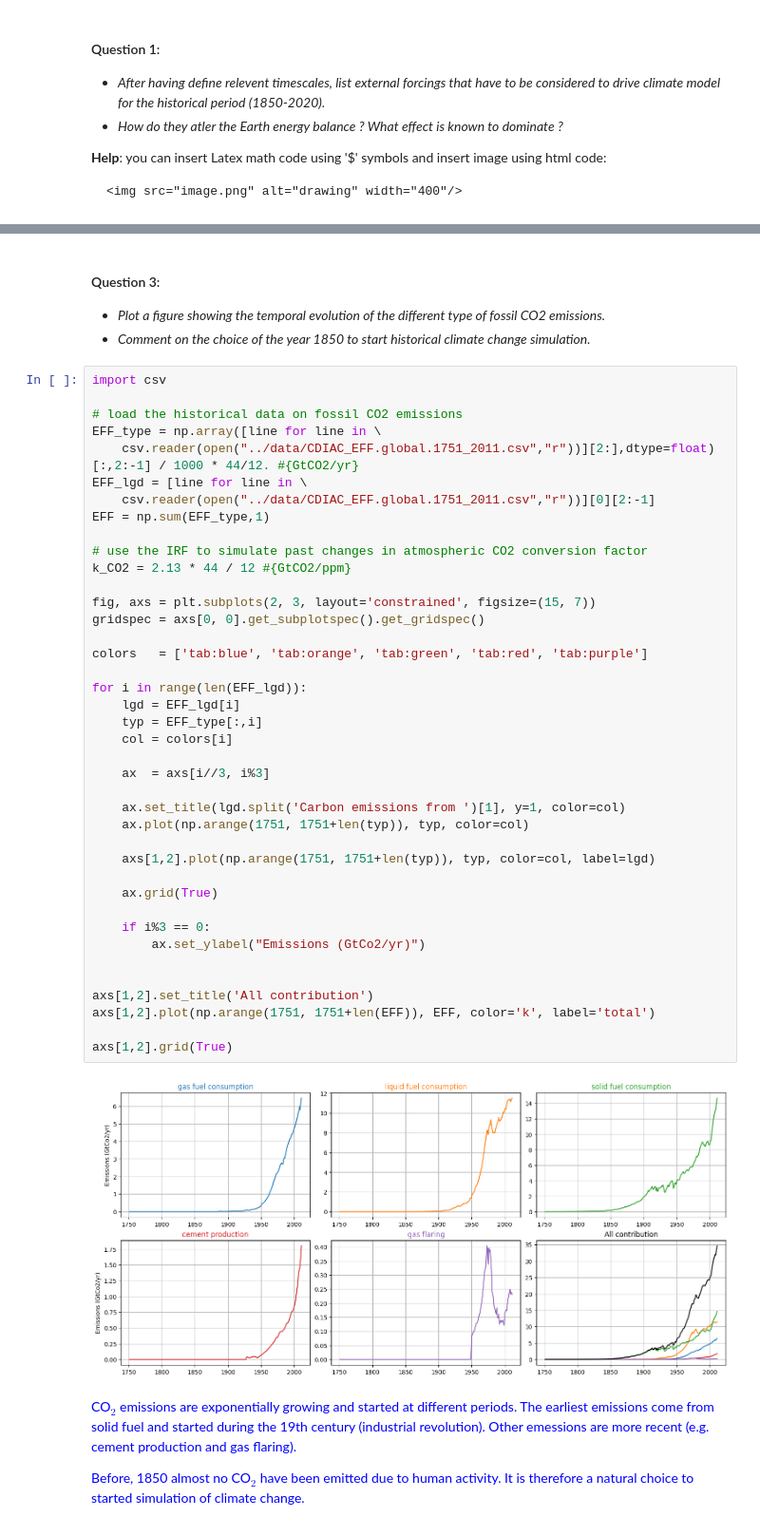
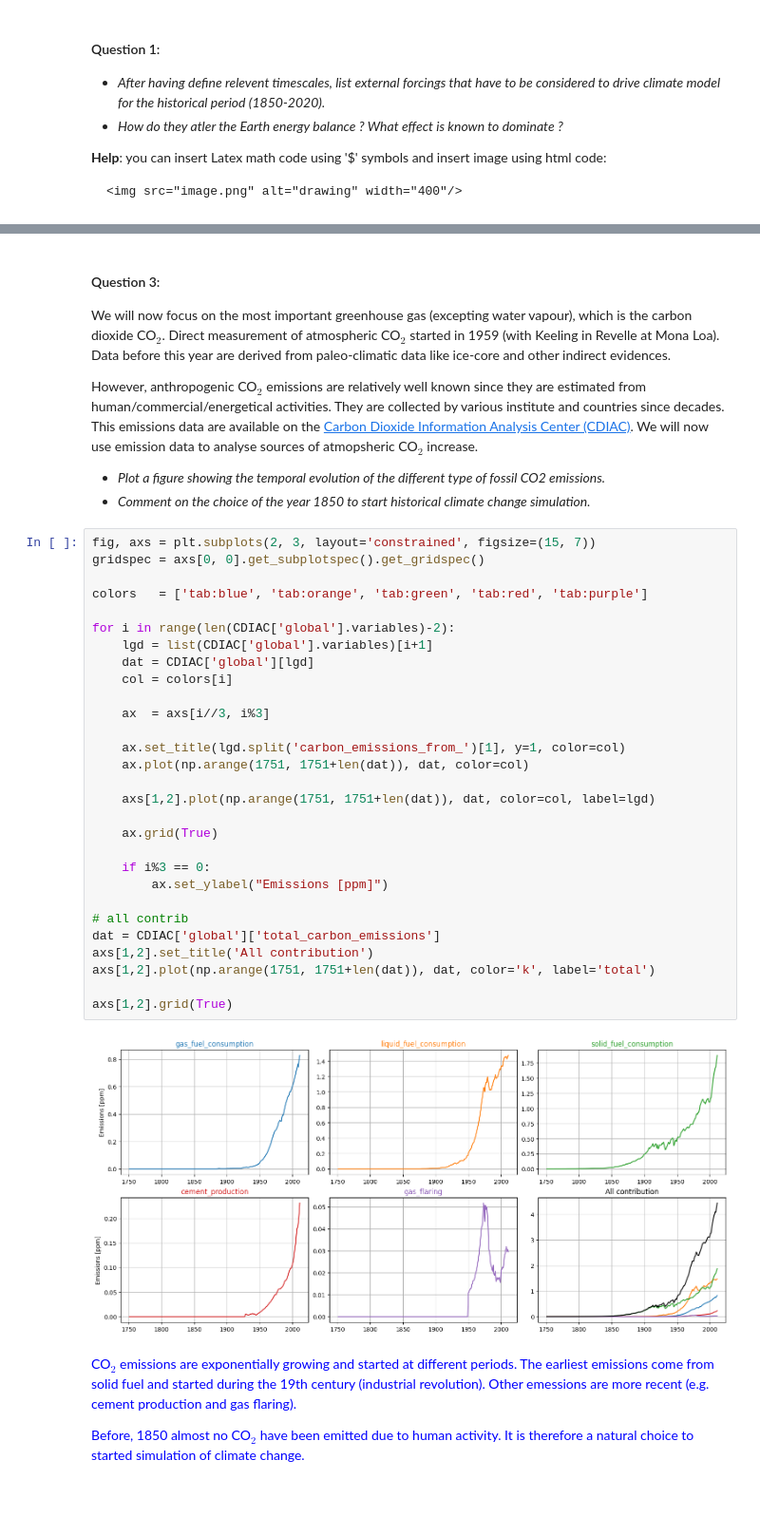
Before and after one commit to acsed-dot/TP-MSOAC-Climate_change, a Jupyter notebook: topics/2-CNRM-CM6-1_historical.ipynb, the cells around one changed output, grey strips where cells are left out. Shown at 95% size. Saved outputs shown, nothing was run; the diff lists cells and outputs as text; blank space fills up the shorter version.

```diff
--- a/topics/2-CNRM-CM6-1_historical.ipynb
+++ b/topics/2-CNRM-CM6-1_historical.ipynb
@@ -175,50 +349,44 @@ CO$_2$ should dominates, but how to compare different species concentration ? ma
 # %% [markdown]
 #### Question 3:
 
+We will now focus on the most important greenhouse gas (excepting water vapour), which is the carbon dioxide CO$_2$.
+Direct measurement of atmospheric CO$_2$ started in 1959 (with Keeling in Revelle at Mona Loa). Data before this year are derived from paleo-climatic data like ice-core and other indirect evidences.
+
+However, anthropogenic CO$_2$ emissions are relatively well known since they are estimated from human/commercial/energetical activities. They are collected by various institute and countries since decades. This emissions data are available on the [Carbon Dioxide Information Analysis Center (CDIAC)](https://rieee.appstate.edu/projects-programs/cdiac/). We will now use emission data to analyse sources of atmopsheric CO$_2$ increase.
+
 * _Plot a figure showing the temporal evolution of the different type of fossil CO2 emissions._
 * _Comment on the choice of the year 1850 to start historical climate change simulation._
 # %%
-import csv
-
-# load the historical data on fossil CO2 emissions
-EFF_type = np.array([line for line in \
-    csv.reader(open("../data/CDIAC_EFF.global.1751_2011.csv","r"))][2:],dtype=float)[:,2:-1] / 1000 * 44/12. #{GtCO2/yr}
-EFF_lgd = [line for line in \
-    csv.reader(open("../data/CDIAC_EFF.global.1751_2011.csv","r"))][0][2:-1]
-EFF = np.sum(EFF_type,1)
-
-# use the IRF to simulate past changes in atmospheric CO2 conversion factor
-k_CO2 = 2.13 * 44 / 12 #{GtCO2/ppm}
-
 fig, axs = plt.subplots(2, 3, layout='constrained', figsize=(15, 7))
 gridspec = axs[0, 0].get_subplotspec().get_gridspec()
 
 colors   = ['tab:blue', 'tab:orange', 'tab:green', 'tab:red', 'tab:purple']
 
-for i in range(len(EFF_lgd)):
-    lgd = EFF_lgd[i]
-    typ = EFF_type[:,i]
+for i in range(len(CDIAC['global'].variables)-2):
+    lgd = list(CDIAC['global'].variables)[i+1]
+    dat = CDIAC['global'][lgd]
     col = colors[i]
 
     ax  = axs[i//3, i%3]
 
-    ax.set_title(lgd.split('Carbon emissions from ')[1], y=1, color=col)
-    ax.plot(np.arange(1751, 1751+len(typ)), typ, color=col)
+    ax.set_title(lgd.split('carbon_emissions_from_')[1], y=1, color=col)
+    ax.plot(np.arange(1751, 1751+len(dat)), dat, color=col)
 
-    axs[1,2].plot(np.arange(1751, 1751+len(typ)), typ, color=col, label=lgd)
+    axs[1,2].plot(np.arange(1751, 1751+len(dat)), dat, color=col, label=lgd)
 
     ax.grid(True)
 
     if i%3 == 0:
-        ax.set_ylabel("Emissions (GtCo2/yr)")
+        ax.set_ylabel("Emissions [ppm]")
 
-
+# all contrib
+dat = CDIAC['global']['total_carbon_emissions']
 axs[1,2].set_title('All contribution')
-axs[1,2].plot(np.arange(1751, 1751+len(EFF)), EFF, color='k', label='total')
+axs[1,2].plot(np.arange(1751, 1751+len(dat)), dat, color='k', label='total')
 
 axs[1,2].grid(True)
 # %% [output]
-[figure, old version]
+[figure, new version]
 # %% [markdown]
 <font color="blue">
 
```
Also changed, not shown: parts of 13 cells of this notebook, 6 other files.
